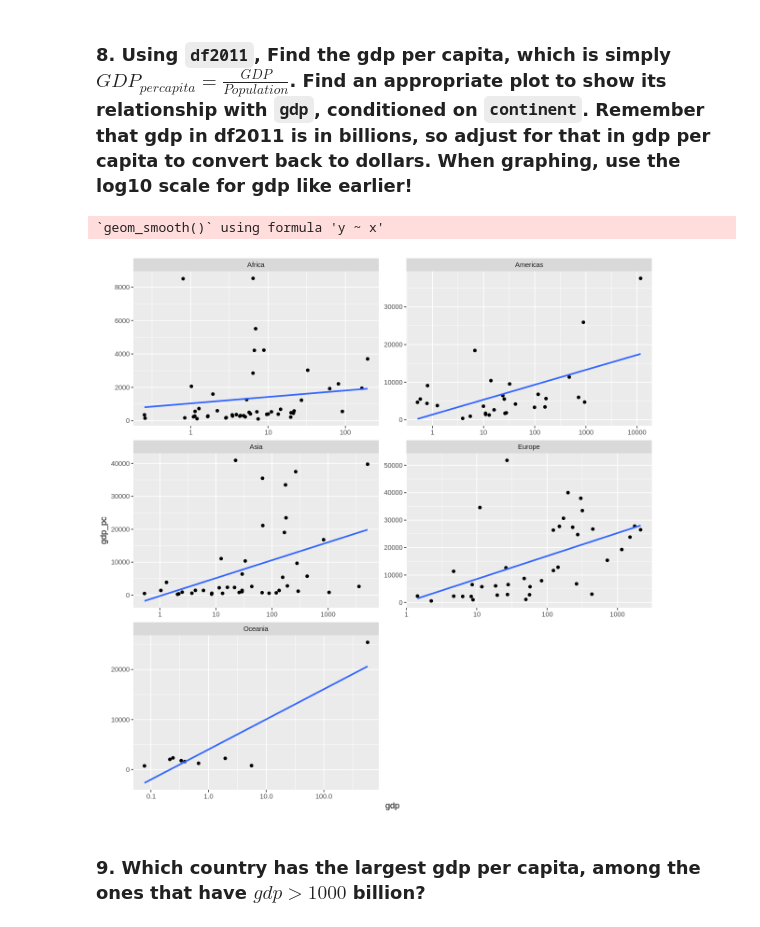
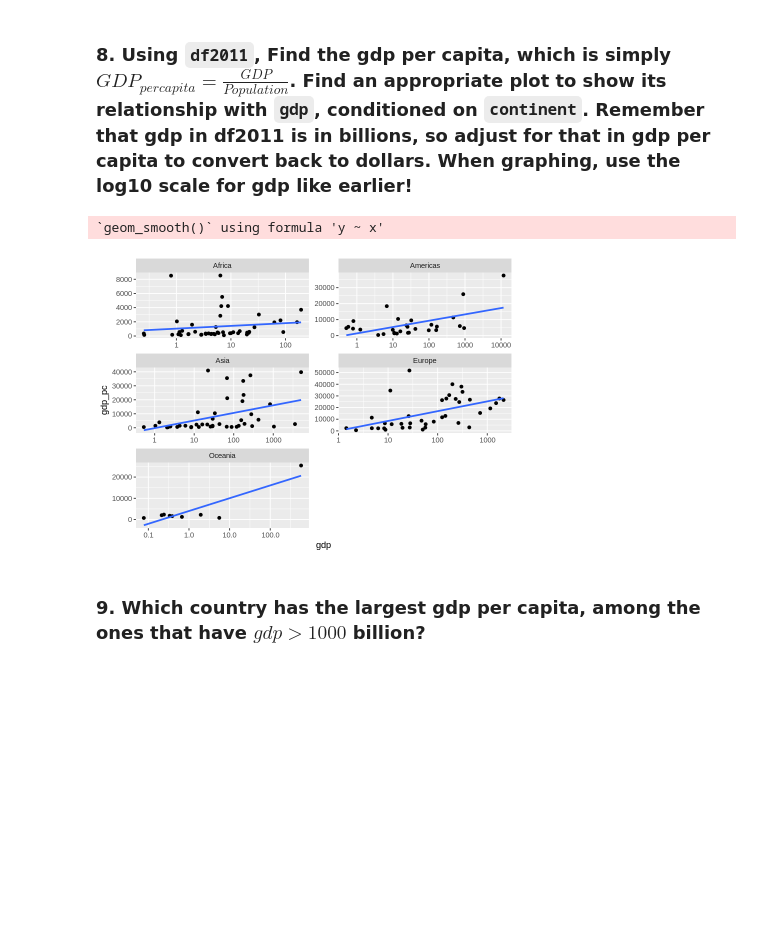
Before and after one commit to ryandun/stats306lab3, a Jupyter notebook: stats306_review_solution.ipynb, the cells around one changed output. Saved outputs shown, nothing was run; the diff lists cells and outputs as text; code cells hidden in the pictures; blank space fills up the shorter version.

```diff
--- a/stats306_review_solution.ipynb
+++ b/stats306_review_solution.ipynb
@@ -35,7 +35,7 @@ $ region           <fct> Southern Europe, Northern Africa, Middle Africa, Cari
 # %% [markdown]
 ### 1. Filter out all countries with `NA` for gdp and assign filtered dataset to a variable called `df`.
 # %%
-df = gapminder %>% filter(!is.na(gdp)) %>% arrange(desc(gdp))
+df = gapminder %>% filter(!is.na(gdp))
 
 head(df)
 # %% [output]
@@ -51,7 +51,7 @@ A data.frame: 6 × 9
 # %% [markdown]
 ### 2. `gdp` is in dollars. Convert it to billion dollars and save it to same dataset, df.
 # %%
-df = df %>% mutate(gdp = gdp/1000000000) %>% arrange(desc(gdp))
+df = df %>% mutate(gdp = gdp/1000000000)
 
 head(df)
 # %% [output]
@@ -221,16 +221,14 @@ A tibble: 22 × 3
 # %% [markdown]
 ### 8. Using `df2011`, Find the gdp per capita, which is simply $GDP_{per capita} = \frac{GDP}{Population}$. Find an appropriate plot to show its relationship with `gdp`, conditioned on `continent`. Remember that gdp in df2011 is in billions, so adjust for that in gdp per capita to convert back to dollars. When graphing, use the log10 scale for gdp like earlier!
 # %%
-options(repr.plot.height=10)
-
 df2011 = df2011 %>% mutate(gdp_pc = 1000000000*gdp/population)
 
 df2011 %>%
 ggplot(aes(x = gdp, y = gdp_pc)) + geom_point() + scale_x_log10() + geom_smooth(method = 'lm', se = F) +
 facet_wrap(~continent, scale = "free", nrow = 3)
 # %% [output]
 `geom_smooth()` using formula 'y ~ x'
-[figure, old version]
+[figure, new version]
 # %% [markdown]
 ### 9. Which country has the largest gdp per capita, among the ones that have $gdp>1000$ billion?
 # %%
```
Also changed, not shown: parts of 4 cells of this notebook.
